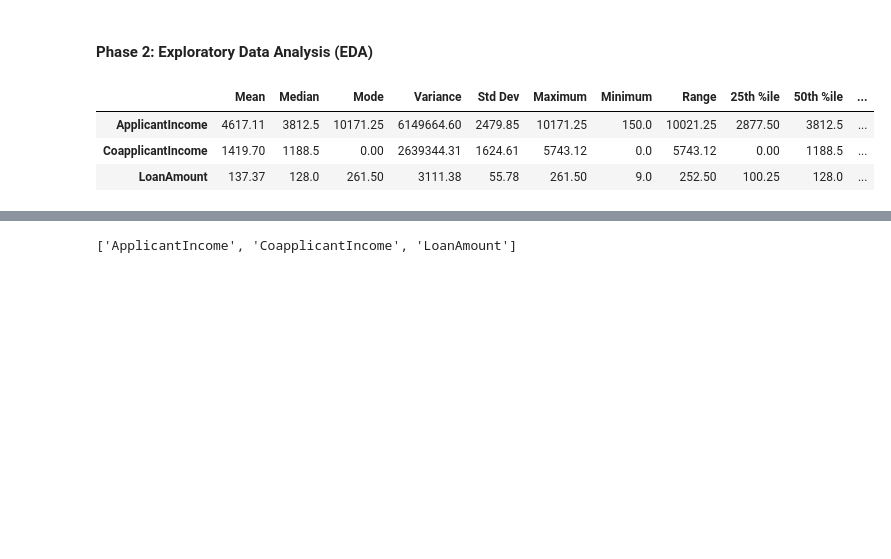
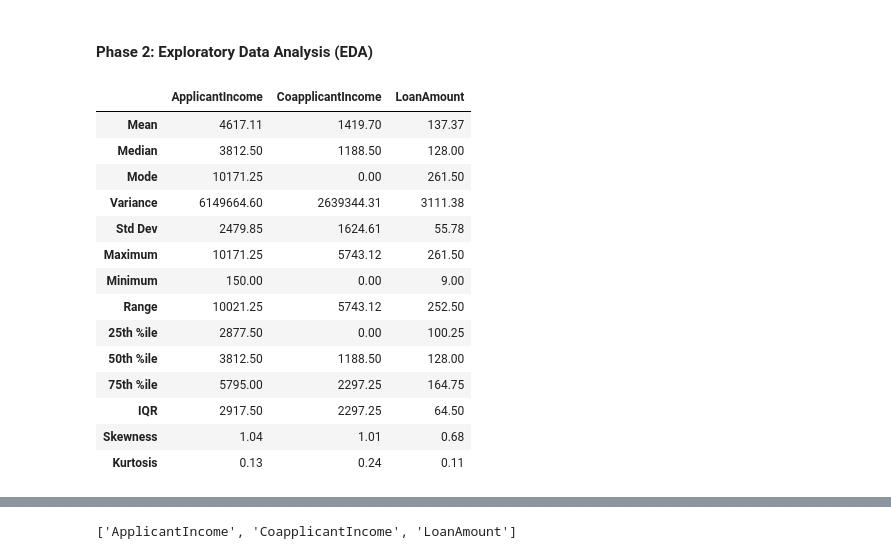
Before and after one commit to RasakOlasunkanmi/my_task, a Jupyter notebook: rasak_olasunkanmi_task25/home_loan.ipynb, the cells around one changed output, grey strips where cells are left out. Drawn from its saved outputs; the diff is of its cells as text; code cells hidden in the pictures; blank space fills up the shorter version.

```diff
--- a/rasak_olasunkanmi_task25/home_loan.ipynb
+++ b/rasak_olasunkanmi_task25/home_loan.ipynb
@@ -535,27 +383,38 @@ num_cols = ['ApplicantIncome', 'CoapplicantIncome', 'LoanAmount']
 # %%
 stats = pd.DataFrame({
     "Mean": df1_copy[num_cols].mean().round(2),
     "Median": df1_copy[num_cols].median().round(2),
     "Mode": df1_copy[num_cols].mode().iloc[0].round(2),      # mode +may return multiple, take first
     "Variance": df1_copy[num_cols].var().round(2),
     "Std Dev": df1_copy[num_cols].std().round(2),
     "Maximum": df1_copy[num_cols].max().round(2),
     "Minimum": df1_copy[num_cols].min().round(2),
     "Range": (np.subtract(df1_copy[num_cols].max(), df1_copy[num_cols].min())).round(2),
     "25th %ile": df1_copy[num_cols].quantile(0.25).round(2),
     "50th %ile": df1_copy[num_cols].quantile(0.50).round(2),
     "75th %ile": df1_copy[num_cols].quantile(0.75).round(2),
     "IQR": (np.subtract(df1_copy[num_cols].quantile(0.75), df1_copy[num_cols].quantile(0.25))).round(2),
     "Skewness": df1_copy[num_cols].skew().round(2),
     "Kurtosis": df1_copy[num_cols].kurtosis().round(2)
 })
 
-stats
+stats.T
 # %% [output]
-|  | Mean | Median | Mode | Variance | Std Dev | Maximum | Minimum | Range | 25th %ile | 50th %ile | ... |
-| ApplicantIncome | 4617.11 | 3812.5 | 10171.25 | 6149664.60 | 2479.85 | 10171.25 | 150.0 | 10021.25 | 2877.50 | 3812.5 | ... |
-| CoapplicantIncome | 1419.70 | 1188.5 | 0.00 | 2639344.31 | 1624.61 | 5743.12 | 0.0 | 5743.12 | 0.00 | 1188.5 | ... |
-| LoanAmount | 137.37 | 128.0 | 261.50 | 3111.38 | 55.78 | 261.50 | 9.0 | 252.50 | 100.25 | 128.0 | ... |
+|  | ApplicantIncome | CoapplicantIncome | LoanAmount |
+| Mean | 4617.11 | 1419.70 | 137.37 |
+| Median | 3812.50 | 1188.50 | 128.00 |
+| Mode | 10171.25 | 0.00 | 261.50 |
+| Variance | 6149664.60 | 2639344.31 | 3111.38 |
+| Std Dev | 2479.85 | 1624.61 | 55.78 |
+| Maximum | 10171.25 | 5743.12 | 261.50 |
+| Minimum | 150.00 | 0.00 | 9.00 |
+| Range | 10021.25 | 5743.12 | 252.50 |
+| 25th %ile | 2877.50 | 0.00 | 100.25 |
+| 50th %ile | 3812.50 | 1188.50 | 128.00 |
+| 75th %ile | 5795.00 | 2297.25 | 164.75 |
+| IQR | 2917.50 | 2297.25 | 64.50 |
+| Skewness | 1.04 | 1.01 | 0.68 |
+| Kurtosis | 0.13 | 0.24 | 0.11 |
 # %%
 # Task 2.2: Visualize distributions of numerical features (e.g., applicant income, loan amount) using histograms and box plots.
 
```
Also changed, not shown: parts of 19 cells of this notebook.
